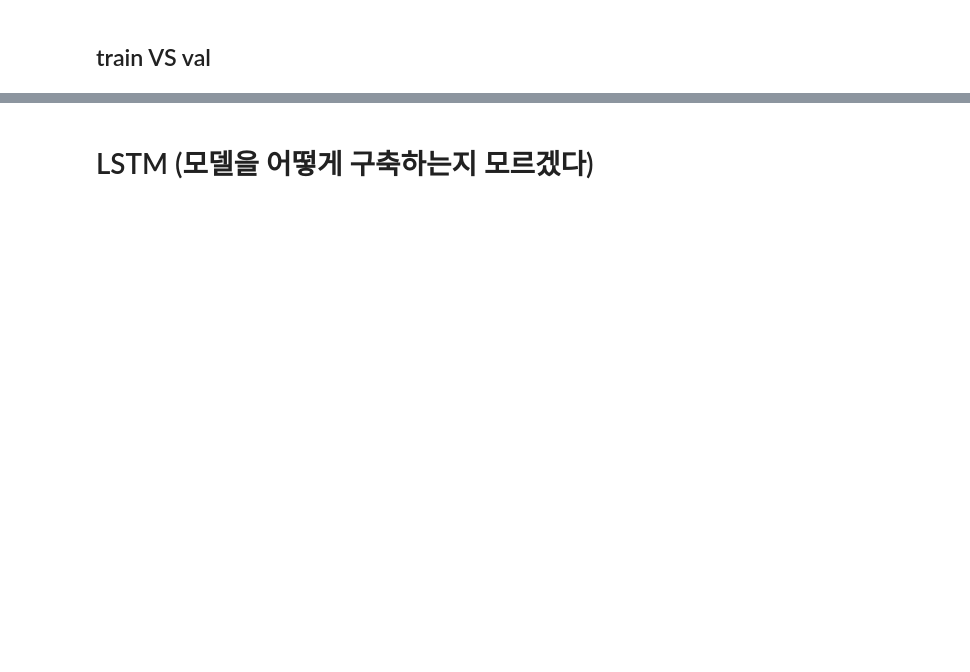
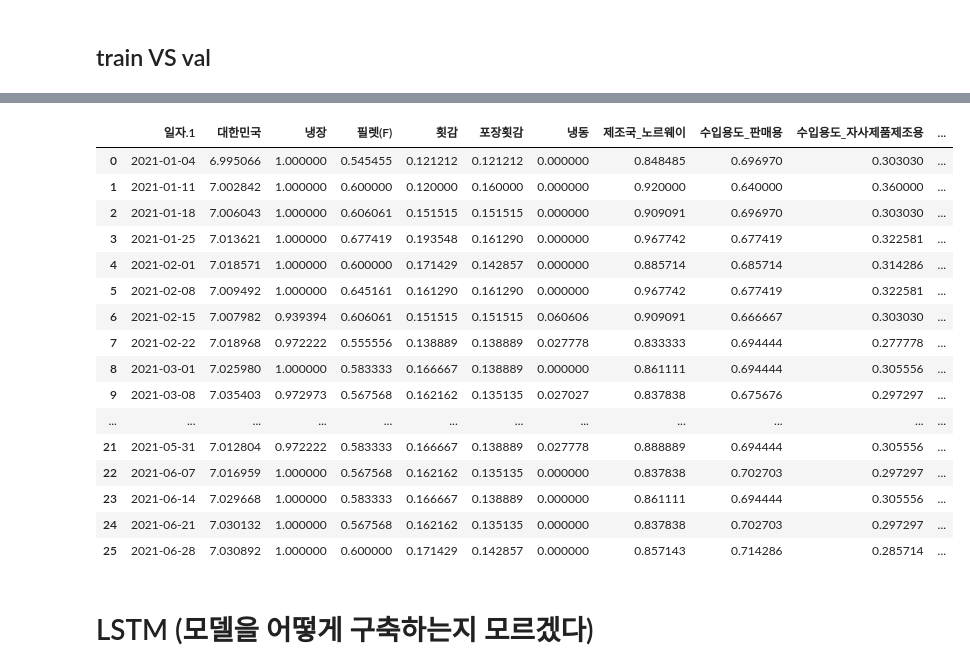
Before and after one commit to qkrwjdduf159/BigContest, a Jupyter notebook: final_analysis(연어).ipynb, the cells around one changed output, grey strips where cells are left out. Saved outputs shown, nothing was run; the diff lists cells and outputs as text; code cells hidden in the pictures; blank space fills up the shorter version.

```diff
--- a/final_analysis(연어).ipynb
+++ b/final_analysis(연어).ipynb
@@ -394,16 +385,8 @@ sns.barplot(data =df, x = 'week', y = 'target', hue = '제조국', ax = ax[1])
 # %%
 # 수입형태의 빈도수를 계산한다.
-수입형태_mean = df.groupby('week').mean()[['냉장', '필렛(F)', '횟감', '포장횟감', '냉동']].reset_index()
-수입형태_std = df.groupby('week').std()[['냉장', '필렛(F)', '횟감', '포장횟감', '냉동']].reset_index()
-
-수입형태_변형 = 수입형태_mean[['냉장', '필렛(F)', '횟감', '포장횟감', '냉동']]/(수입형태_std[['냉장', '필렛(F)', '횟감', '포장횟감', '냉동']]+1)
-수입형태_변형['week'] = 수입형태_mean['week']
-수입형태_변형
+수입형태_df_mean = df.groupby('week').mean()[['냉장', '필렛(F)', '횟감', '포장횟감', '냉동']].reset_index()
+수입형태_df_std = df.groupby('week').std()[['냉장', '필렛(F)', '횟감', '포장횟감', '냉동']].reset_index()
 
 # train 데이터 해주기
 수입형태_train_mean = train.groupby('week').mean()[['냉장', '필렛(F)', '횟감', '포장횟감', '냉동']].reset_index()
 수입형태_train_std = train.groupby('week').std()[['냉장', '필렛(F)', '횟감', '포장횟감', '냉동']].reset_index()
-
-수입형태_train_변형 = 수입형태_train_mean[['냉장', '필렛(F)', '횟감', '포장횟감', '냉동']]/(수입형태_train_std[['냉장', '필렛(F)', '횟감', '포장횟감', '냉동']]+1)
-수입형태_train_변형['week'] = 수입형태_train_mean['week']
-수입형태_train_변형
@@ -556,6 +521,13 @@ ax[2].set_xlabel('')
 # %% [output]
 Text(0.5, 0, '')
 [figure]
+# %%
+# 환율데이터 train_val에만 사용할 데이터를 가져온다.
+train_val_환율 = 환율데이터[환율데이터['기준일'] < '2021'].reset_index()
+
+train_환율 = 환율데이터[(환율데이터['기준일'] >= '2015-12-28') & (환율데이터['기준일'] < '2020')]
+val_환율 = 환율데이터[(환율데이터['기준일'] >= '2020') & (환율데이터['기준일'] < '2021')].reset_index(drop = True)
+test_환율 = 환율데이터[환율데이터['기준일'] >= '2021'].reset_index(drop = True)
 # %% [markdown]
 ## 유가 주식 데이터
 # %%
@@ -899,0 +910,20 @@ strong multicollinearity problems or that the design matrix is singular.
+# %%
+test
+# %% [output]
+|  | 일자.1 | 대한민국 | 냉장 | 필렛(F) | 횟감 | 포장횟감 | 냉동 | 제조국_노르웨이 | 수입용도_판매용 | 수입용도_자사제품제조용 | ... |
+| 0 | 2021-01-04 | 6.995066 | 1.000000 | 0.545455 | 0.121212 | 0.121212 | 0.000000 | 0.848485 | 0.696970 | 0.303030 | ... |
+| 1 | 2021-01-11 | 7.002842 | 1.000000 | 0.600000 | 0.120000 | 0.160000 | 0.000000 | 0.920000 | 0.640000 | 0.360000 | ... |
+| 2 | 2021-01-18 | 7.006043 | 1.000000 | 0.606061 | 0.151515 | 0.151515 | 0.000000 | 0.909091 | 0.696970 | 0.303030 | ... |
+| 3 | 2021-01-25 | 7.013621 | 1.000000 | 0.677419 | 0.193548 | 0.161290 | 0.000000 | 0.967742 | 0.677419 | 0.322581 | ... |
+| 4 | 2021-02-01 | 7.018571 | 1.000000 | 0.600000 | 0.171429 | 0.142857 | 0.000000 | 0.885714 | 0.685714 | 0.314286 | ... |
+| 5 | 2021-02-08 | 7.009492 | 1.000000 | 0.645161 | 0.161290 | 0.161290 | 0.000000 | 0.967742 | 0.677419 | 0.322581 | ... |
+| 6 | 2021-02-15 | 7.007982 | 0.939394 | 0.606061 | 0.151515 | 0.151515 | 0.060606 | 0.909091 | 0.666667 | 0.303030 | ... |
+| 7 | 2021-02-22 | 7.018968 | 0.972222 | 0.555556 | 0.138889 | 0.138889 | 0.027778 | 0.833333 | 0.694444 | 0.277778 | ... |
+| 8 | 2021-03-01 | 7.025980 | 1.000000 | 0.583333 | 0.166667 | 0.138889 | 0.000000 | 0.861111 | 0.694444 | 0.305556 | ... |
+| 9 | 2021-03-08 | 7.035403 | 0.972973 | 0.567568 | 0.162162 | 0.135135 | 0.027027 | 0.837838 | 0.675676 | 0.297297 | ... |
+| ... | ... | ... | ... | ... | ... | ... | ... | ... | ... | ... | ... |
+| 21 | 2021-05-31 | 7.012804 | 0.972222 | 0.583333 | 0.166667 | 0.138889 | 0.027778 | 0.888889 | 0.694444 | 0.305556 | ... |
+| 22 | 2021-06-07 | 7.016959 | 1.000000 | 0.567568 | 0.162162 | 0.135135 | 0.000000 | 0.837838 | 0.702703 | 0.297297 | ... |
+| 23 | 2021-06-14 | 7.029668 | 1.000000 | 0.583333 | 0.166667 | 0.138889 | 0.000000 | 0.861111 | 0.694444 | 0.305556 | ... |
+| 24 | 2021-06-21 | 7.030132 | 1.000000 | 0.567568 | 0.162162 | 0.135135 | 0.000000 | 0.837838 | 0.702703 | 0.297297 | ... |
+| 25 | 2021-06-28 | 7.030892 | 1.000000 | 0.600000 | 0.171429 | 0.142857 | 0.000000 | 0.857143 | 0.714286 | 0.285714 | ... |
```
Also changed, not shown: parts of 33 cells of this notebook.
